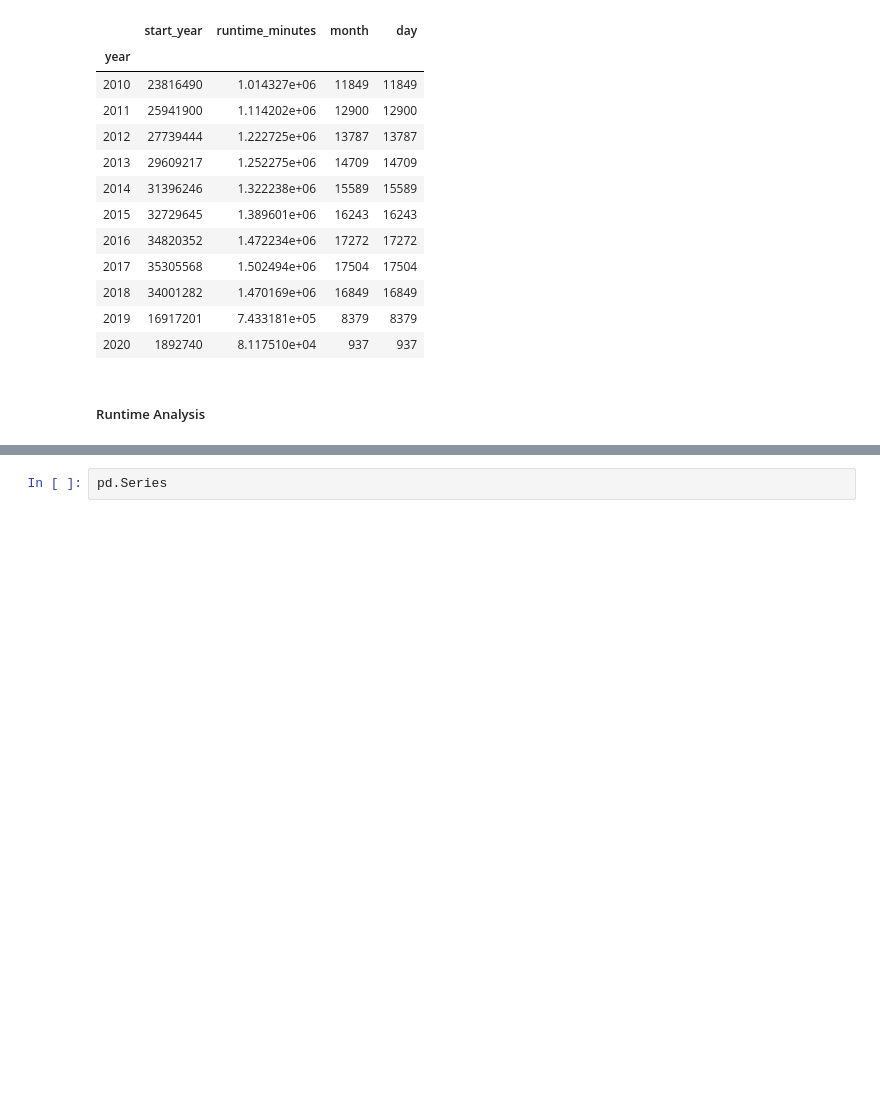
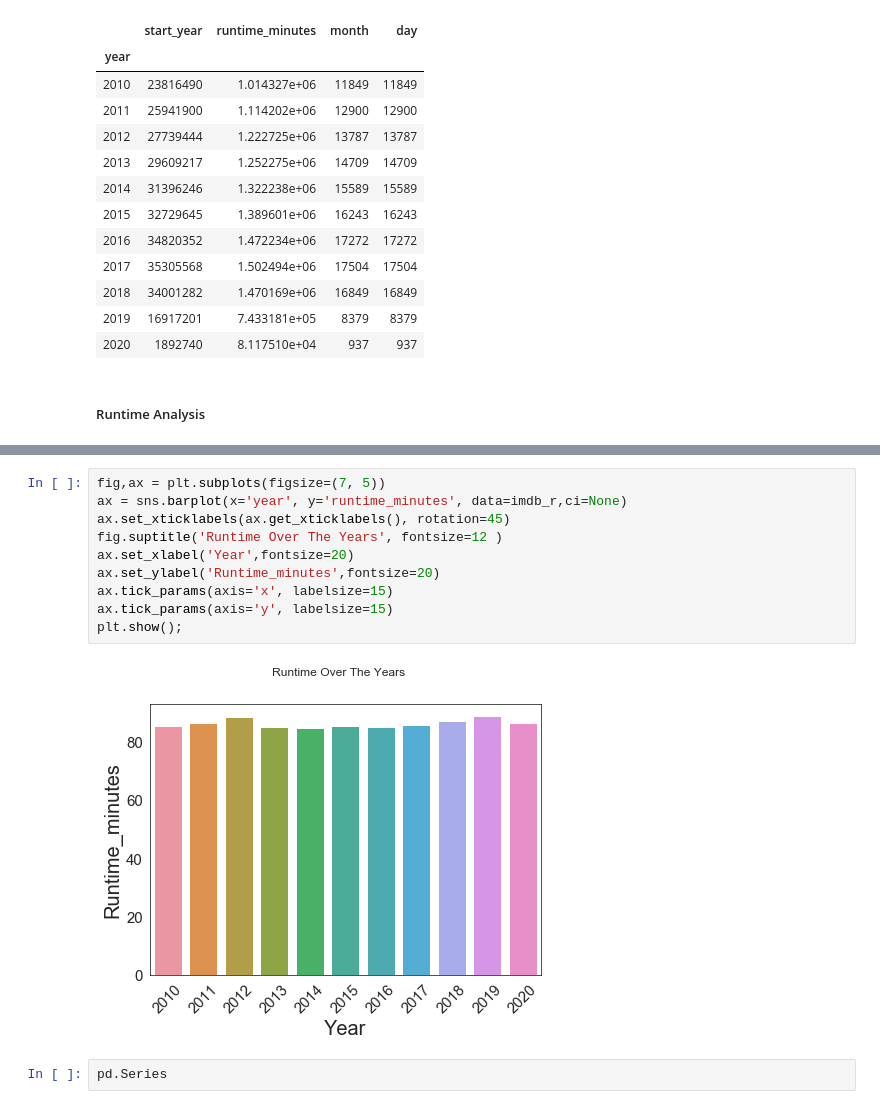
Before and after one commit to ksis1st/Project_MS_Studio, a Jupyter notebook: Project_MS_Studio.ipynb, the cells around one changed output, grey strips where cells are left out. Cells and saved outputs as stored; diff of their text form; blank space fills up the shorter version.

```diff
--- a/Project_MS_Studio.ipynb
+++ b/Project_MS_Studio.ipynb
@@ -1538,3 +1554,15 @@ imdb_r.describe().plot()
+# %%
+fig,ax = plt.subplots(figsize=(7, 5))
+ax = sns.barplot(x='year', y='runtime_minutes', data=imdb_r,ci=None)
+ax.set_xticklabels(ax.get_xticklabels(), rotation=45)
+fig.suptitle('Runtime Over The Years', fontsize=12 )
+ax.set_xlabel('Year',fontsize=20)
+ax.set_ylabel('Runtime_minutes',fontsize=20)
+ax.tick_params(axis='x', labelsize=15)
+ax.tick_params(axis='y', labelsize=15)
+plt.show();
+# %% [output]
+[figure, added]
 # %%
 pd.Series
 # %% [output]
```
Also changed, not shown: parts of 42 cells of this notebook, 10 other files.
